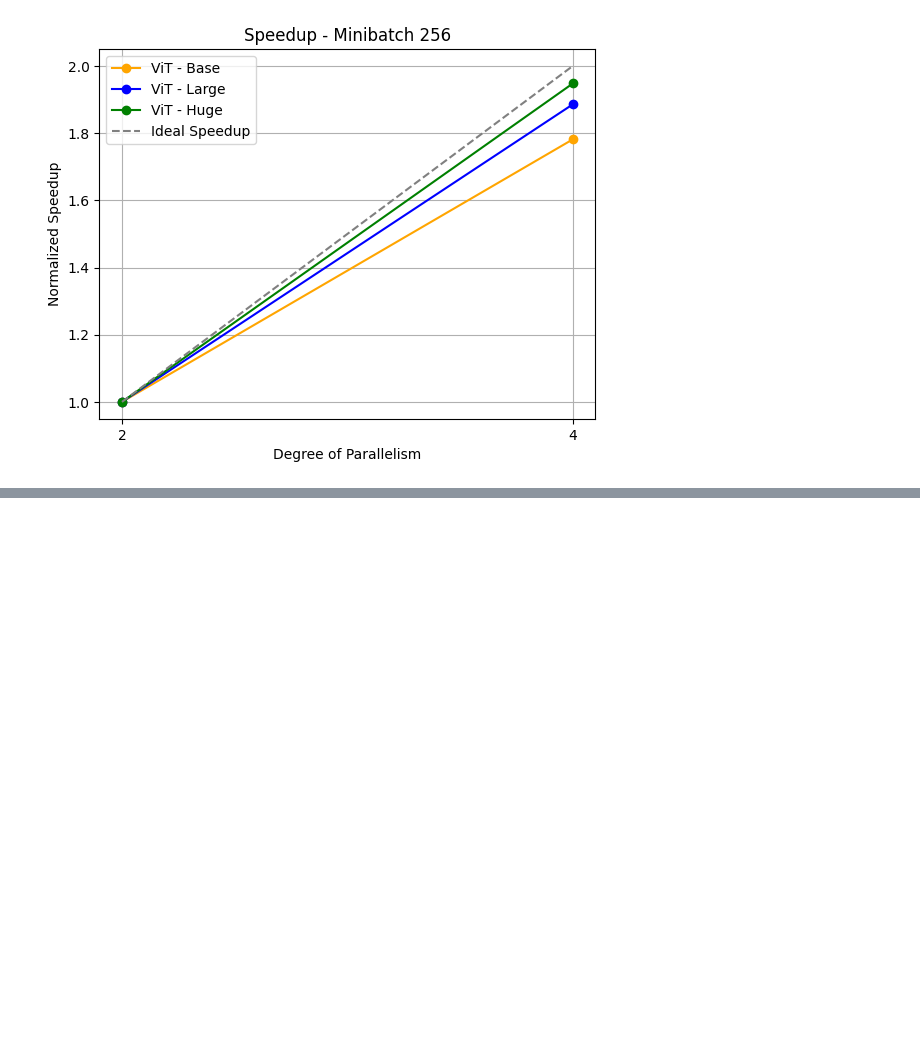
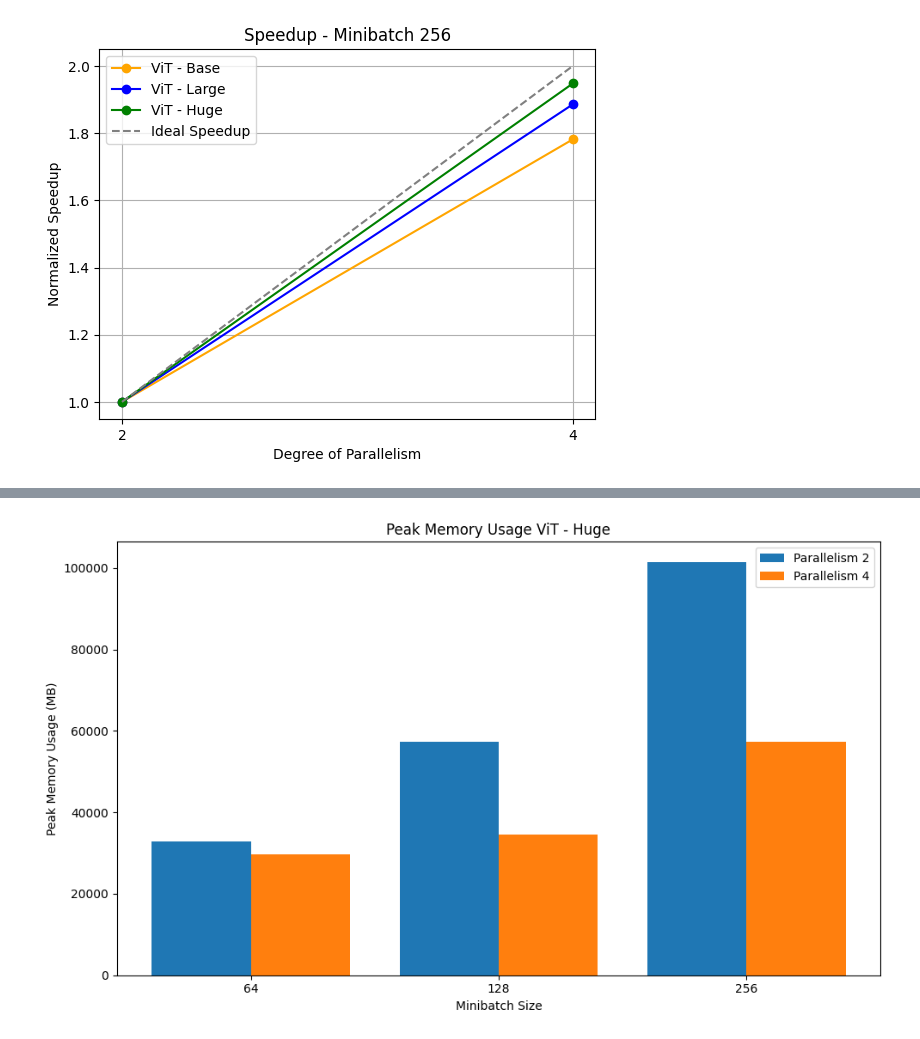
Before and after one commit to JacopoRaffi/Master_Thesis, a Jupyter notebook: analysis/ddp.ipynb, the cells around one changed output, grey strips where cells are left out. Cells and saved outputs as stored; diff of their text form; code cells hidden in the pictures; blank space fills up the shorter version.

```diff
--- a/analysis/ddp.ipynb
+++ b/analysis/ddp.ipynb
@@ -390,0 +203,22 @@ ddp_2["minibatch_time"].sum(), ddp_4["minibatch_time"].sum()
+# %%
+# ViT Huge
+ddp_2_64_huge = pd.read_csv("../log/rank_0_synch_ddp_2_minibatch_64_vit-huge-patch14-224-in21k_model.csv")
+ddp_4_64_huge = pd.read_csv("../log/rank_0_synch_ddp_4_minibatch_64_vit-huge-patch14-224-in21k_model.csv")
+ddp_2_128_huge = pd.read_csv("../log/rank_0_synch_ddp_2_minibatch_128_vit-huge-patch14-224-in21k_model.csv")
+ddp_4_128_huge = pd.read_csv("../log/rank_0_synch_ddp_4_minibatch_128_vit-huge-patch14-224-in21k_model.csv")
+ddp_2_256_huge = pd.read_csv("../log/rank_0_synch_ddp_2_minibatch_256_vit-huge-patch14-224-in21k_model.csv")
+ddp_4_256_huge = pd.read_csv("../log/rank_0_synch_ddp_4_minibatch_256_vit-huge-patch14-224-in21k_model.csv")
+ddp_2_64_huge = ddp_2_64_huge[ddp_2_64_huge["phase"] == "train"]
+ddp_4_64_huge = ddp_4_64_huge[ddp_4_64_huge["phase"] == "train"]
+ddp_2_128_huge = ddp_2_128_huge[ddp_2_128_huge["phase"] == "train"]
+ddp_4_128_huge = ddp_4_128_huge[ddp_4_128_huge["phase"] == "train"]
+ddp_2_256_huge = ddp_2_256_huge[ddp_2_256_huge["phase"] == "train"]
+ddp_4_256_huge = ddp_4_256_huge[ddp_4_256_huge["phase"] == "train"]
+memory_data_huge = {
+    64: {2: ddp_2_64_huge, 4: ddp_4_64_huge},
+    128: {2: ddp_2_128_huge, 4: ddp_4_128_huge},
+    256: {2: ddp_2_256_huge, 4: ddp_4_256_huge}
+}
+plot_memory_usage(memory_data_huge, "Peak Memory Usage ViT - Huge")
+# %% [output]
+[figure, added]
```
Also changed, not shown: parts of 34 cells of this notebook, 1 other file.
